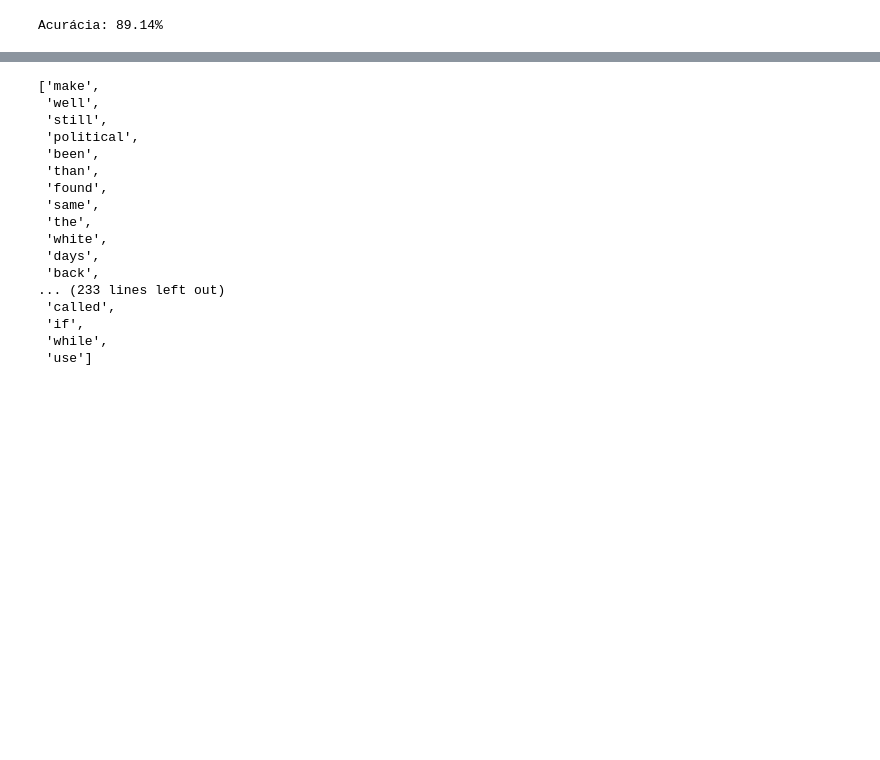
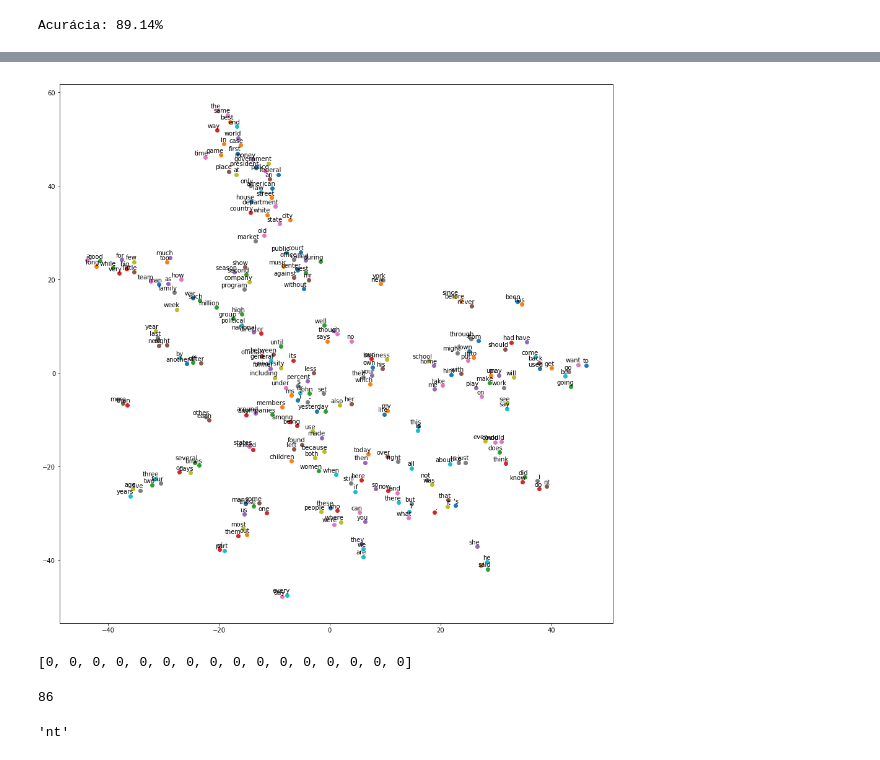
Before and after one commit to Lucas-Rufino/wordSpace, a Jupyter notebook: wordSpace.ipynb, the cells around one changed output, grey strips where cells are left out. Drawn from its saved outputs; the diff is of its cells as text; code cells hidden in the pictures; blank space fills up the shorter version.

Commit message:
Orthography corrected and graphics implemented to vector visualization

```diff
--- a/wordSpace.ipynb
+++ b/wordSpace.ipynb
@@ -298,0 +319,14 @@ Palavras relacionadas:
+# %%
+day = data[words['day']]
+days = data[words['days']]
+state = data[words['year']]
+word = 'years'
+
+vec = days - day + state
+similarWords = cosine_similarity([vec], data)[0]
+orderWords = np.argsort(similarWords)[::-1]
+print('Palavra alvo: ' + word)
+print('Palavras relacionadas:')
+for i in orderWords[1:11]:
+    print("    " + indexes[i] + ": \t" + str(similarWords[i]))
+cosine_similarity([vec], [data[words['years']]])[0]
@@ -298,0 +347,25 @@ Palavras relacionadas:
+# %%
+from sklearn.manifold import TSNE
+import matplotlib.pyplot as plt
+%matplotlib inline
+
+def tsne_plot():
+    "Creates and TSNE model and plots it"
+    tsne_model = TSNE(perplexity=10, n_components=2, init='pca', n_iter=2500, random_state=23)
+    new_values = tsne_model.fit_transform(data)
+
+    x = [v[0] for v in new_values]
+    y = [v[1] for v in new_values]
+    plt.figure(figsize=(16, 16))
+    for i in range(len(x)):
+        plt.scatter(x[i],y[i])
+        plt.annotate(indexes[i],
+                     xy=(x[i], y[i]),
+                     xytext=(5, 2),
+                     textcoords='offset points',
+                     ha='right',
+                     va='bottom')
+    plt.show()
+tsne_plot()
+# %% [output]
+[figure, added]
@@ -299,20 +388,12 @@ Palavras relacionadas:
+# %%
+[ 0, 0, 0, 0, 0, 0, 0, 0, 0, 0, 0, 0, 0, 0, 0, 0]
+# %% [output]
+[0, 0, 0, 0, 0, 0, 0, 0, 0, 0, 0, 0, 0, 0, 0, 0]
+# %%
+np.argmax(np.linalg.norm(data, axis=1))
+# %% [output]
+86
 # %%
-indexes
+indexes[245]
 # %% [output]
-['make',
- 'well',
- 'still',
- 'political',
- 'been',
- 'than',
- 'found',
- 'same',
- 'the',
- 'white',
- 'days',
- 'back',
-... (233 lines left out)
- 'called',
- 'if',
- 'while',
- 'use']
+'nt'
```
Also changed, not shown: parts of 10 cells of this notebook.
